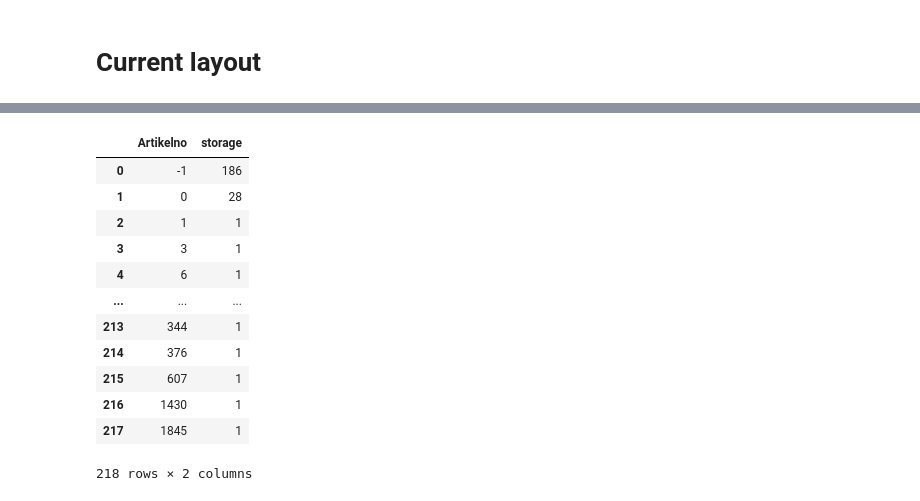
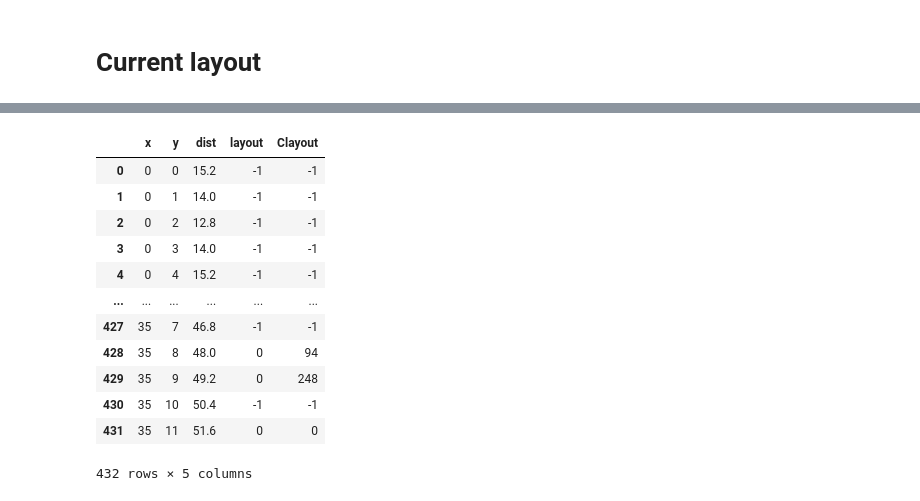
Before and after one commit to KevinLuo41/Layout-Optimizer-ISYE-6202-Project, a Jupyter notebook: Simulator/Simulator.ipynb, the cells around one changed output, grey strips where cells are left out. Drawn from its saved outputs; the diff is of its cells as text; code cells hidden in the pictures.

```diff
--- a/Simulator/Simulator.ipynb
+++ b/Simulator/Simulator.ipynb
@@ -262,24 +279,19 @@ All
 # x horizontal # y vertical
 # horizontal 1.2, vertical 0.8
 # %%
-def dist_matrix(nx=12,ny=36,c = (2,-16),unit_x=1.2,unit_y=0.8):
+def dist_matrix(nx=12,ny=36,c = (-16,2),unit_x=1.2,unit_y=0.8):
 
     x = np.linspace(0, nx-1, nx)
     y = np.linspace(0, ny-1, ny)
 
     coord = np.array(np.meshgrid(y,x)).transpose([2,1,0])
-    dist = np.sum(abs(coord - c)*(unit_x,unit_y),axis =2 )
-    layout = np.zeros_like(dist).astype(int)
-
-    layout[0:6,0:11]= -1
-    layout[:,[1,4,7,10]]= -1
+    dist = np.sum(abs(coord - c)*(unit_y,unit_x),axis =2 )
 
     coord_x = coord[:,:,0].astype(int)
     coord_y = coord[:,:,1].astype(int)
 
     df =pd.DataFrame({"x":coord_x.flatten(),
                       "y":coord_y.flatten(),
-                      "dist":dist.flatten(),
-                      "layout":layout.flatten()})
+                      "dist":dist.flatten()})
 #     df
     return df
@@ -302,0 +298,3 @@ df
+# %%
+dist= dist_matrix()
+dist
@@ -344,19 +343,29 @@ df
-# %%
-a = Clayout.to_numpy().flatten()
-unique, counts = np.unique(a, return_counts=True)
-pd.DataFrame({"Artikelno":unique, "storage":counts})
-# %% [output]
-|  | Artikelno | storage |
-| 0 | -1 | 186 |
-| 1 | 0 | 28 |
-| 2 | 1 | 1 |
-| 3 | 3 | 1 |
-| 4 | 6 | 1 |
-| ... | ... | ... |
-| 213 | 344 | 1 |
-| 214 | 376 | 1 |
-| 215 | 607 | 1 |
-| 216 | 1430 | 1 |
-| 217 | 1845 | 1 |
-218 rows × 2 columns
+# %%
+def Layout(distance_mat = dist.copy(),origin_layout=Clayout.copy()):
+    nx = max(dist["x"])+1
+    ny = max(dist["y"])+1
+    layout = np.zeros([nx,ny]).astype(int)
+#     print(layout.shape)
+    layout[0:6,0:11]= -1
+    layout[:,[1,4,7,10]]= -1
+    distance_mat["layout"] = layout.flatten()
+    distance_mat["Clayout"] = Clayout.to_numpy().flatten()
+    return distance_mat
+# %%
+layout_mat = Layout()
+layout_mat
+# %% [output]
+|  | x | y | dist | layout | Clayout |
+| 0 | 0 | 0 | 15.2 | -1 | -1 |
+| 1 | 0 | 1 | 14.0 | -1 | -1 |
+| 2 | 0 | 2 | 12.8 | -1 | -1 |
+| 3 | 0 | 3 | 14.0 | -1 | -1 |
+| 4 | 0 | 4 | 15.2 | -1 | -1 |
+| ... | ... | ... | ... | ... | ... |
+| 427 | 35 | 7 | 46.8 | -1 | -1 |
+| 428 | 35 | 8 | 48.0 | 0 | 94 |
+| 429 | 35 | 9 | 49.2 | 0 | 248 |
+| 430 | 35 | 10 | 50.4 | -1 | -1 |
+| 431 | 35 | 11 | 51.6 | 0 | 0 |
+432 rows × 5 columns
 # %%
```
Also changed, not shown: parts of 18 cells of this notebook, 1 other file.
